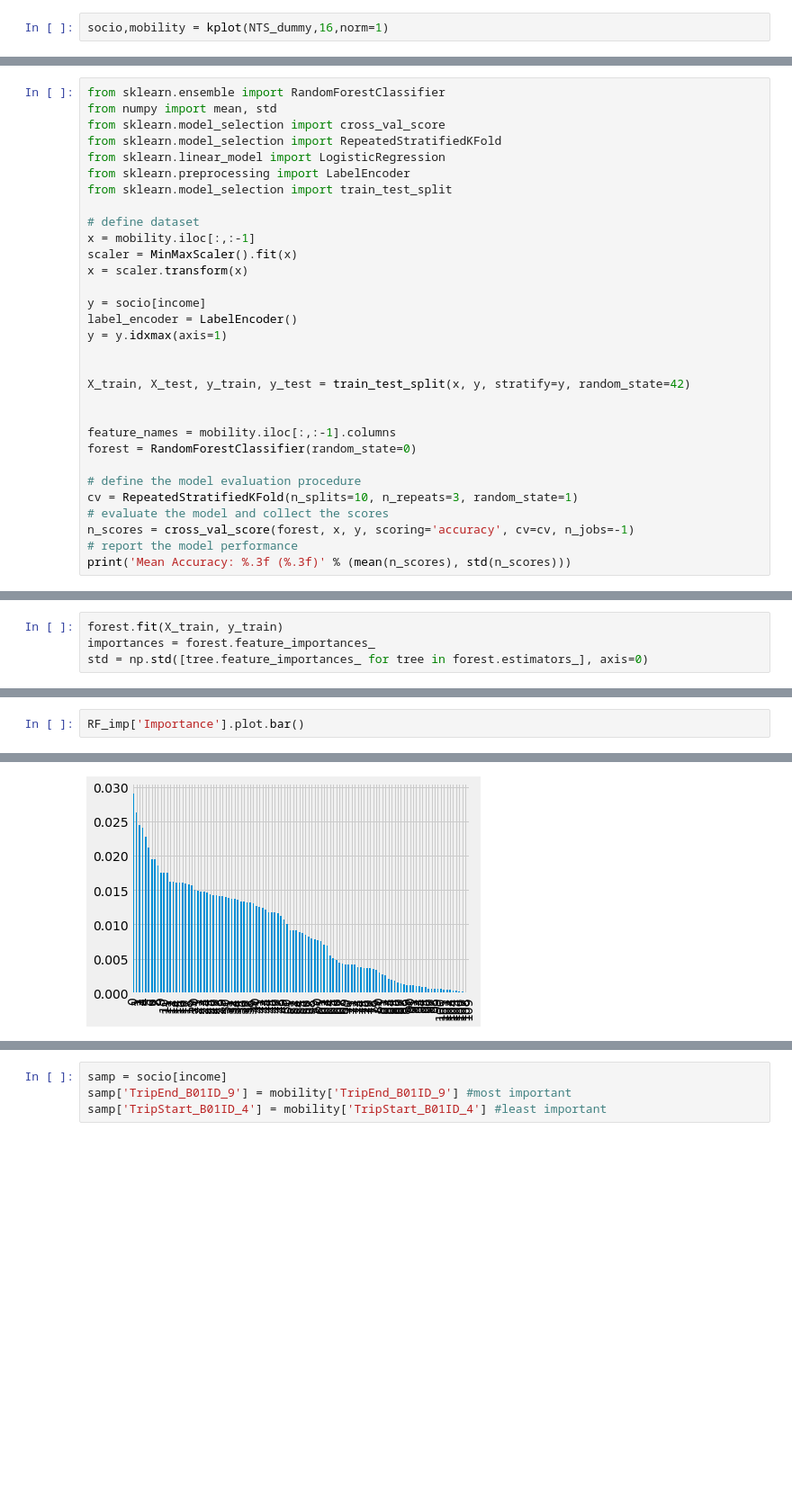
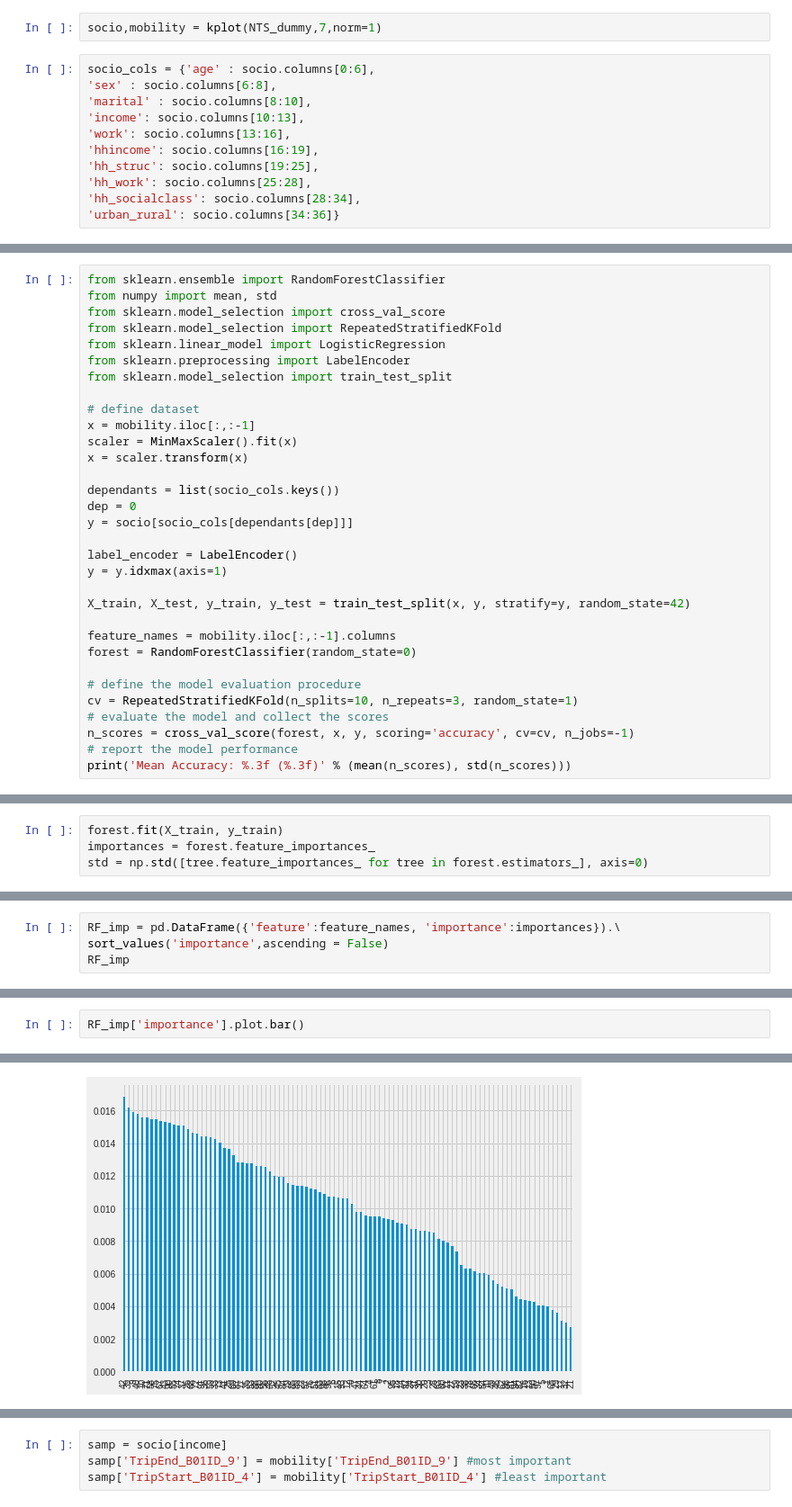
Before and after one commit to arashk1990/covid19mobility, a Jupyter notebook: models/clustering.ipynb, the cells around one changed output, grey strips where cells are left out. Shown at 90% size. Cells and saved outputs as stored; diff of their text form; blank space fills up the shorter version.

```diff
--- a/models/clustering.ipynb
+++ b/models/clustering.ipynb
@@ -121,7 +49,18 @@ def kplot(df,k,norm=1):
 
   return socio,mobility
 # %%
-socio,mobility = kplot(NTS_dummy,16,norm=1)
+socio,mobility = kplot(NTS_dummy,7,norm=1)
+# %%
+socio_cols = {'age' : socio.columns[0:6],
+'sex' : socio.columns[6:8],
+'marital' : socio.columns[8:10],
+'income': socio.columns[10:13],
+'work': socio.columns[13:16],
+'hhincome': socio.columns[16:19],
+'hh_struc': socio.columns[19:25],
+'hh_work': socio.columns[25:28],
+'hh_socialclass': socio.columns[28:34],
+'urban_rural': socio.columns[34:36]}
 # %%
 mobility.groupby('label').size()
 # %% [output]
@@ -220,13 +170,14 @@ x = mobility.iloc[:,:-1]
 scaler = MinMaxScaler().fit(x)
 x = scaler.transform(x)
 
-y = socio[income]
+dependants = list(socio_cols.keys())
+dep = 0
+y = socio[socio_cols[dependants[dep]]]
+
 label_encoder = LabelEncoder()
 y = y.idxmax(axis=1)
 
-
 X_train, X_test, y_train, y_test = train_test_split(x, y, stratify=y, random_state=42)
-
 
 feature_names = mobility.iloc[:,:-1].columns
 forest = RandomForestClassifier(random_state=0)
@@ -256,0 +222,4 @@ RF_imp= forest_importances.sort_values(ascending = False).reset_index()\
+# %%
+RF_imp = pd.DataFrame({'feature':feature_names, 'importance':importances}).\
+sort_values('importance',ascending = False)
+RF_imp
@@ -257,6 +240,6 @@ RF_imp= forest_importances.sort_values(ascending = False).reset_index()\
 # %%
-RF_imp['Importance'].plot.bar()
+RF_imp['importance'].plot.bar()
 # %% [output]
 <matplotlib.axes._subplots.AxesSubplot at 0x...>
-[figure, old version]
+[figure, new version]
 # %%
```
Also changed, not shown: parts of 17 cells of this notebook.
